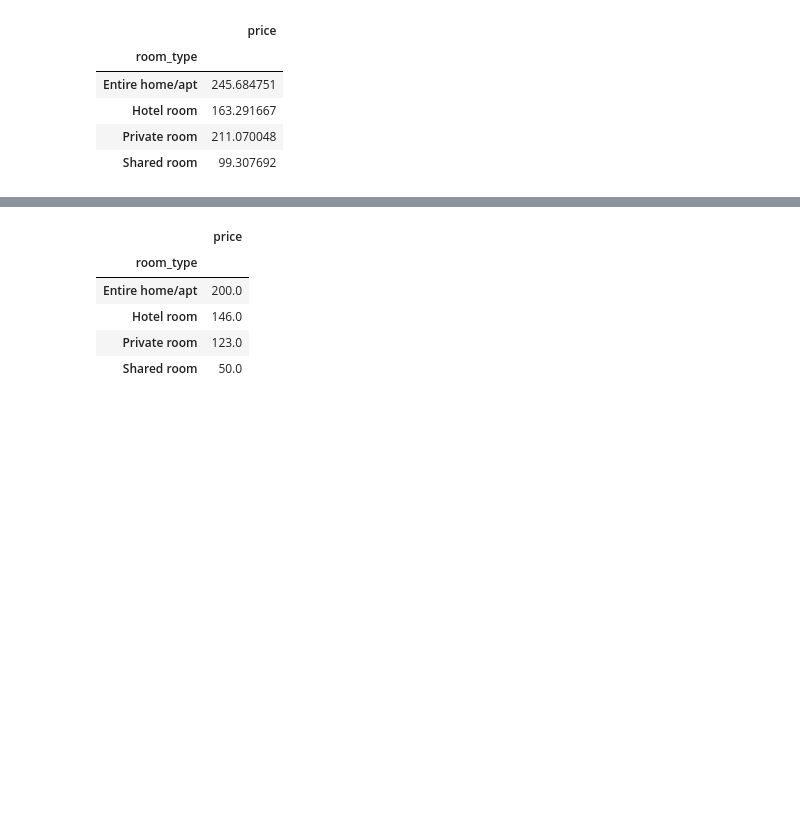
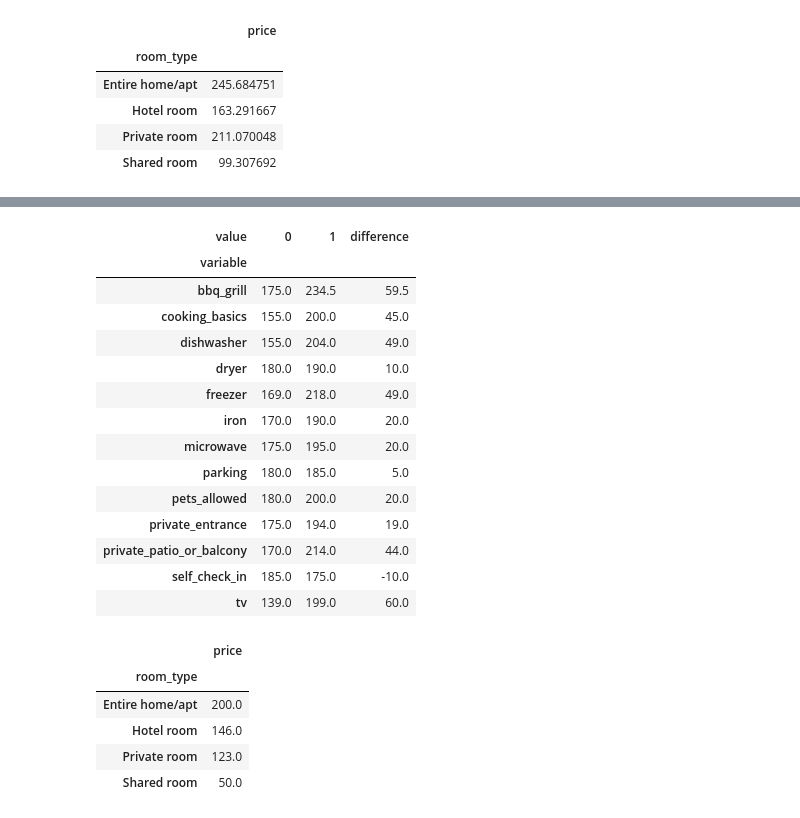
Before and after one commit to estelaoshiro/Mid_bootcamp_project, a Jupyter notebook: notebooks/Data analysis.ipynb, the cells around one changed output, grey strips where cells are left out. Drawn from its saved outputs; the diff is of its cells as text; code cells hidden in the pictures; blank space fills up the shorter version.

```diff
--- a/notebooks/Data analysis.ipynb
+++ b/notebooks/Data analysis.ipynb
@@ -96,0 +78,23 @@ listings_ams.groupby(['room_type']).agg({'price':np.average})
+# %%
+question2=vert.pivot_table(index='variable', columns='value', values='price', aggfunc={'price':np.median})
+#MEDIAN
+# %%
+question2['difference']=question2[1]-question2[0]
+# %%
+question2
+# %% [output]
+| value | 0 | 1 | difference |
+| variable |  |  |  |
+| bbq_grill | 175.0 | 234.5 | 59.5 |
+| cooking_basics | 155.0 | 200.0 | 45.0 |
+| dishwasher | 155.0 | 204.0 | 49.0 |
+| dryer | 180.0 | 190.0 | 10.0 |
+| freezer | 169.0 | 218.0 | 49.0 |
+| iron | 170.0 | 190.0 | 20.0 |
+| microwave | 175.0 | 195.0 | 20.0 |
+| parking | 180.0 | 185.0 | 5.0 |
+| pets_allowed | 180.0 | 200.0 | 20.0 |
+| private_entrance | 175.0 | 194.0 | 19.0 |
+| private_patio_or_balcony | 170.0 | 214.0 | 44.0 |
+| self_check_in | 185.0 | 175.0 | -10.0 |
+| tv | 139.0 | 199.0 | 60.0 |
```
Also changed, not shown: parts of 6 cells of this notebook, 18 other files.
